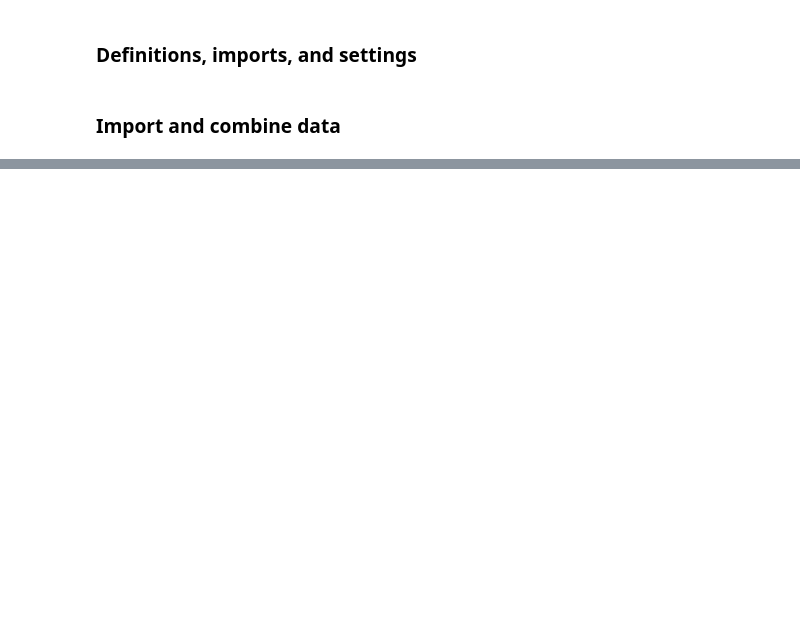
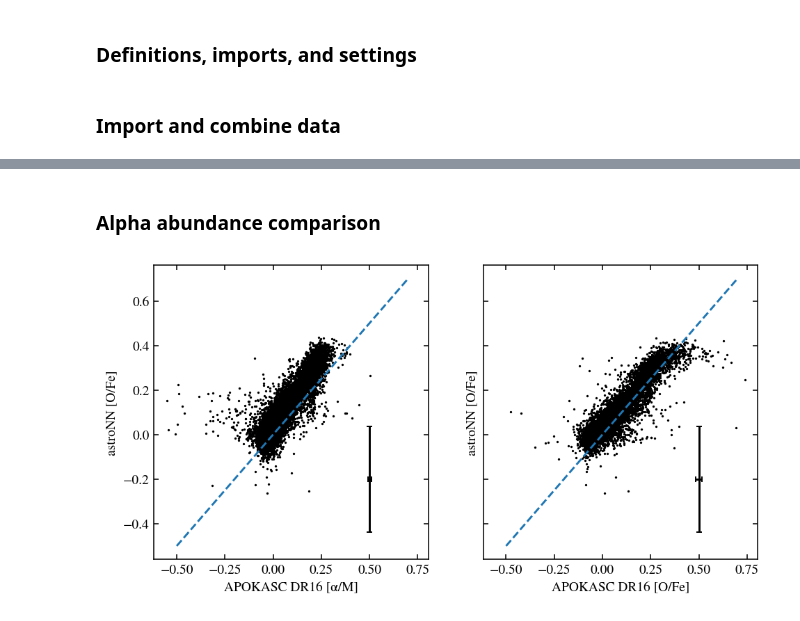
Before and after one commit to lodubay/first-year-project, a Jupyter notebook: compare_datasets.ipynb, the cells around one changed output, grey strips where cells are left out. Cells and saved outputs as stored; diff of their text form; code cells hidden in the pictures; blank space fills up the shorter version.

```diff
--- a/compare_datasets.ipynb
+++ b/compare_datasets.ipynb
@@ -111,0 +187,23 @@ APOGEE_ID
+# %% [markdown]
+### Alpha abundance comparison
+# %%
+# select targets with alpha (O) abundances from APOKASC and astroNN
+alphas = stellar_params[(pd.notna(stellar_params['DR16_ALP_M_COR'])) & (pd.notna(stellar_params['ASTRONN_O_FE']))]
+
+fig, axs = plt.subplots(1, 2, figsize=(8, 4), sharex=True, sharey=True)
+ax = axs[0]
+ax.scatter(alphas['DR16_ALP_M_COR'], alphas['ASTRONN_O_FE'], c='k', s=0.5)
+ax.plot([-0.5, 0.7], [-0.5, 0.7], linestyle='--')
+ax.errorbar(0.5, -0.2, xerr=rms(alphas['DR16_ALP_M_COR_ERR']), yerr=rms(alphas['ASTRONN_O_FE_ERR']), capsize=2, color='k')
+ax.set_xlabel('APOKASC DR16 [α/M]')
+ax.set_ylabel('astroNN [O/Fe]')
+
+ax = axs[1]
+ax.scatter(alphas['DR16_O_FE'], alphas['ASTRONN_O_FE'], c='k', s=0.5)
+ax.plot([-0.5, 0.7], [-0.5, 0.7], linestyle='--')
+ax.errorbar(0.5, -0.2, xerr=rms(alphas['DR16_O_FE_ERR']), yerr=rms(alphas['ASTRONN_O_FE_ERR']), capsize=2, color='k')
+ax.set_xlabel('APOKASC DR16 [O/Fe]')
+ax.set_ylabel('astroNN [O/Fe]')
+plt.show()
+# %% [output]
+[figure, added]
```
Also changed, not shown: parts of 8 cells of this notebook, 3 other files.
